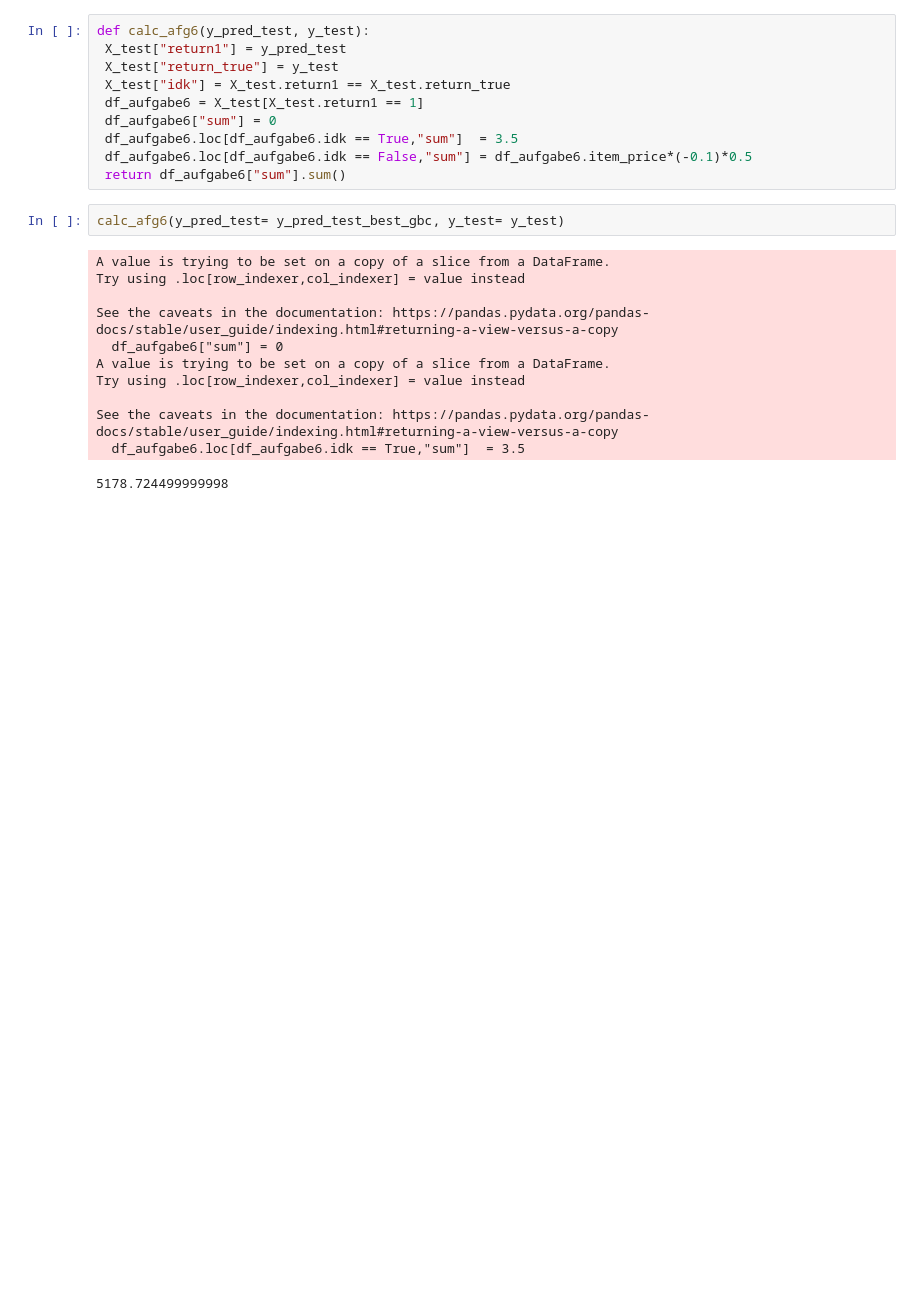
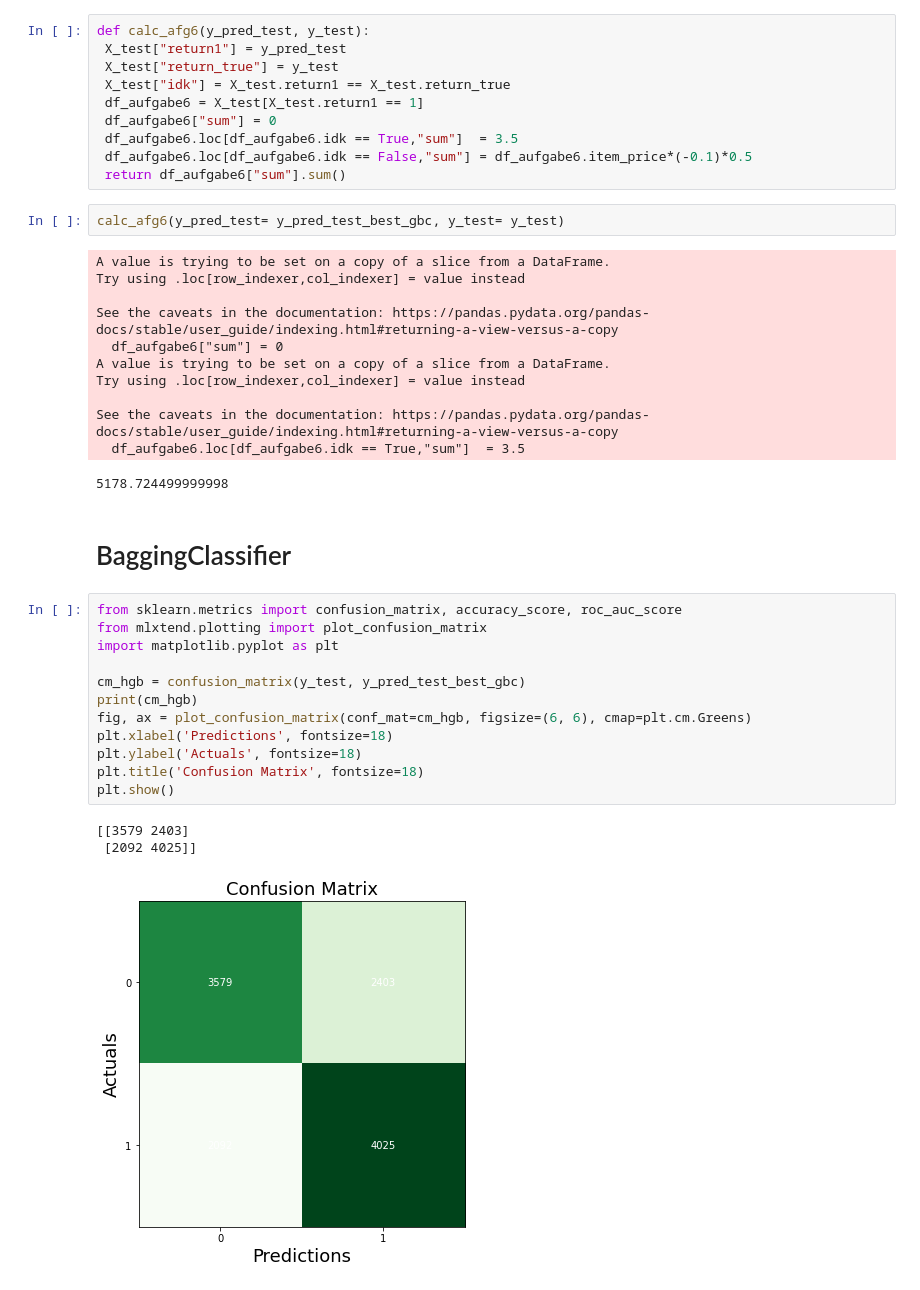
Before and after one commit to P-AEL/ML-Projekt, a Jupyter notebook: Flo/gradient_boosting.ipynb, the cells around one changed output. Cells and saved outputs as stored; diff of their text form; blank space fills up the shorter version.

```diff
--- a/Flo/gradient_boosting.ipynb
+++ b/Flo/gradient_boosting.ipynb
@@ -316,3 +320,21 @@ Try using .loc[row_indexer,col_indexer] = value instead
 See the caveats in the documentation: https://pandas.pydata.org/pandas-docs/stable/user_guide/indexing.html#returning-a-view-versus-a-copy
   df_aufgabe6.loc[df_aufgabe6.idk == True,"sum"]  = 3.5
 5178.724499999998
+# %% [markdown]
+# BaggingClassifier
+# %%
+from sklearn.metrics import confusion_matrix, accuracy_score, roc_auc_score
+from mlxtend.plotting import plot_confusion_matrix
+import matplotlib.pyplot as plt
+
+cm_hgb = confusion_matrix(y_test, y_pred_test_best_gbc)
+print(cm_hgb)
+fig, ax = plot_confusion_matrix(conf_mat=cm_hgb, figsize=(6, 6), cmap=plt.cm.Greens)
+plt.xlabel('Predictions', fontsize=18)
+plt.ylabel('Actuals', fontsize=18)
+plt.title('Confusion Matrix', fontsize=18)
+plt.show()
+# %% [output]
+[[3579 2403]
+ [2092 4025]]
+[figure, added]
```
Also changed, not shown: parts of 3 cells of this notebook.
